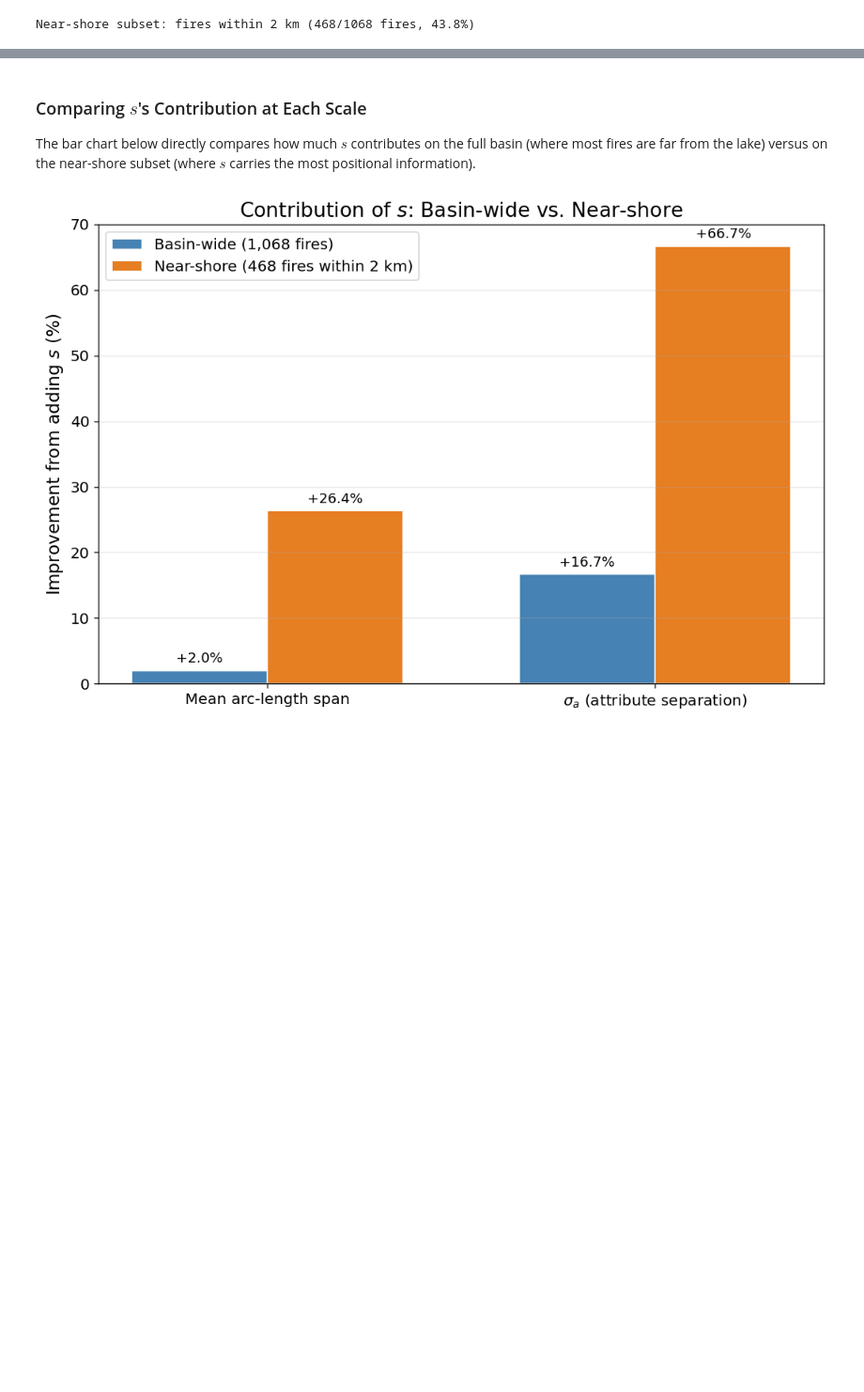
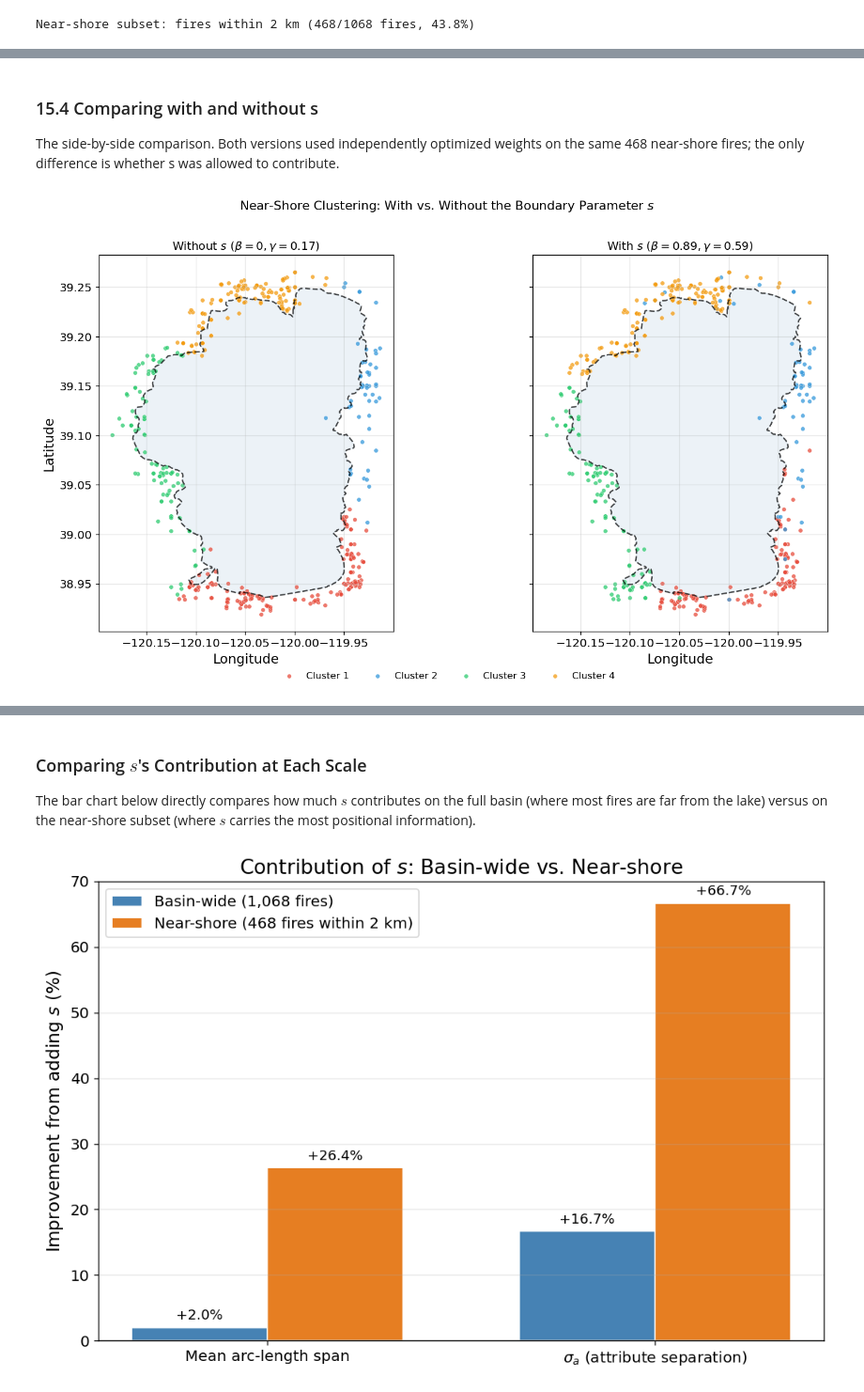
Before and after one commit to Michele-75/obstacle-aware-clustering, a Jupyter notebook: notebooks/03_clustering_wildfires.ipynb, the cells around one changed output, grey strips where cells are left out. Shown at 94% size. Saved outputs shown, nothing was run; the diff lists cells and outputs as text; code cells hidden in the pictures; blank space fills up the shorter version.

```diff
--- a/notebooks/03_clustering_wildfires.ipynb
+++ b/notebooks/03_clustering_wildfires.ipynb
@@ -1536,0 +1685,51 @@ With re-optimized weights:
+# %% [markdown]
+### 15.4 Comparing with and without s
+
+The side-by-side comparison. Both versions used independently optimized weights on the same 468 near-shore fires; the only difference is whether s was allowed to contribute.
+# %%
+# Side-by-side comparison of without-s and with-s clusterings
+fig, (ax_no_s, ax_s) = plt.subplots(1, 2, figsize=(14, 7), sharex=True, sharey=True)
+
+fires_near = fires[near_mask].reset_index(drop=True)
+
+for ax, labels, title in [
+    (ax_no_s, labels_near_no_s_aligned,
+     rf'Without $s$ ($\beta = 0, \gamma = {opt_gamma_near_no_s:.2f}$)'),
+    (ax_s, labels_near_aligned,
+     rf'With $s$ ($\beta = {opt_beta_near:.2f}, \gamma = {opt_gamma_near:.2f}$)'),
+]:
+    # Lake boundary
+    ax.plot(spline_pts[:, 0], spline_pts[:, 1], color='black', linestyle='--',
+            linewidth=1.5, alpha=0.7)
+    ax.fill(spline_pts[:, 0], spline_pts[:, 1], alpha=0.1, color='steelblue')
+
+    # Near-shore fires colored by cluster
+    for i in range(k):
+        mask = labels == i
+        ax.scatter(fires_near['LONGITUDE'].values[mask],
+                   fires_near['LATITUDE'].values[mask],
+                   c=CLUSTER_COLORS[i], s=20, alpha=0.75,
+                   label=f'Cluster {i+1}',
+                   edgecolors='white', linewidth=0.3)
+
+    ax.set_title(title, fontsize=12)
+    ax.set_xlabel('Longitude')
+    ax.set_aspect('equal')
+    ax.grid(True, alpha=0.3)
+
+ax_no_s.set_ylabel('Latitude')
+
+# Single shared legend at the bottom
+handles, labels_legend = ax_s.get_legend_handles_labels()
+fig.legend(handles, labels_legend, loc='lower center', ncol=k,
+           bbox_to_anchor=(0.5, -0.02), frameon=False, fontsize=10)
+
+fig.suptitle(
+    rf'Near-Shore Clustering: With vs. Without the Boundary Parameter $s$',
+    fontsize=13, y=1.00
+)
+
+plt.tight_layout()
+plt.show()
+# %% [output]
+[figure, added]
```
Also changed, not shown: parts of 12 cells of this notebook, 2 other files.
